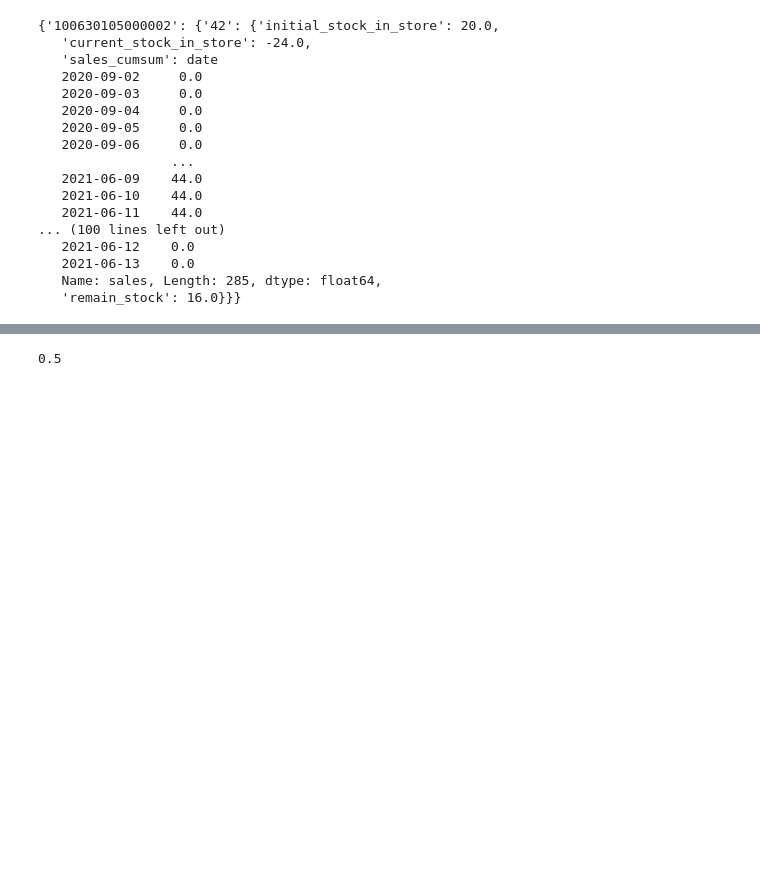
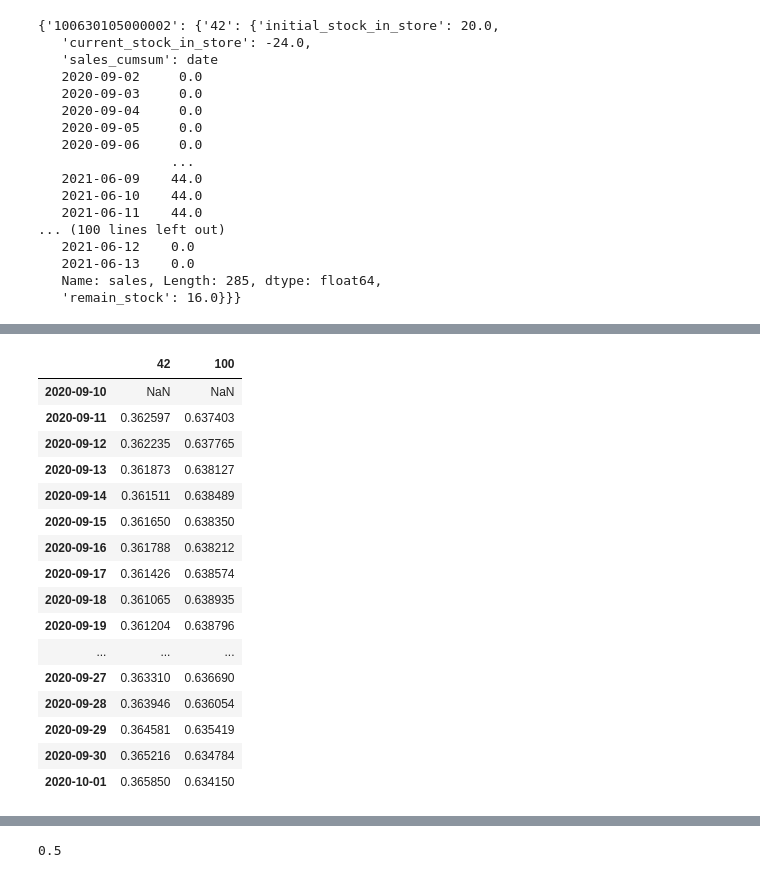
Before and after one commit to SDattaAi/sdatta-nlp, a Jupyter notebook: palmers_fashion/benckmark_2.ipynb, the cells around one changed output, grey strips where cells are left out. Saved outputs shown, nothing was run; the diff lists cells and outputs as text; code cells hidden in the pictures; blank space fills up the shorter version.

```diff
--- a/palmers_fashion/benckmark_2.ipynb
+++ b/palmers_fashion/benckmark_2.ipynb
@@ -262 +320,21 @@ for index, row in df_of_sales_cumsum_divide_days_from_first_stock.iterrows():
+# %%
+df_of_dynamic_distribution_per_store.iloc[8:30]
+# %% [output]
+|  | 42 | 100 |
+| 2020-09-10 | NaN | NaN |
+| 2020-09-11 | 0.362597 | 0.637403 |
+| 2020-09-12 | 0.362235 | 0.637765 |
+| 2020-09-13 | 0.361873 | 0.638127 |
+| 2020-09-14 | 0.361511 | 0.638489 |
+| 2020-09-15 | 0.361650 | 0.638350 |
+| 2020-09-16 | 0.361788 | 0.638212 |
+| 2020-09-17 | 0.361426 | 0.638574 |
+| 2020-09-18 | 0.361065 | 0.638935 |
+| 2020-09-19 | 0.361204 | 0.638796 |
+| ... | ... | ... |
+| 2020-09-27 | 0.363310 | 0.636690 |
+| 2020-09-28 | 0.363946 | 0.636054 |
+| 2020-09-29 | 0.364581 | 0.635419 |
+| 2020-09-30 | 0.365216 | 0.634784 |
+| 2020-10-01 | 0.365850 | 0.634150 |
 # %%
```
Also changed, not shown: parts of 32 cells of this notebook.
